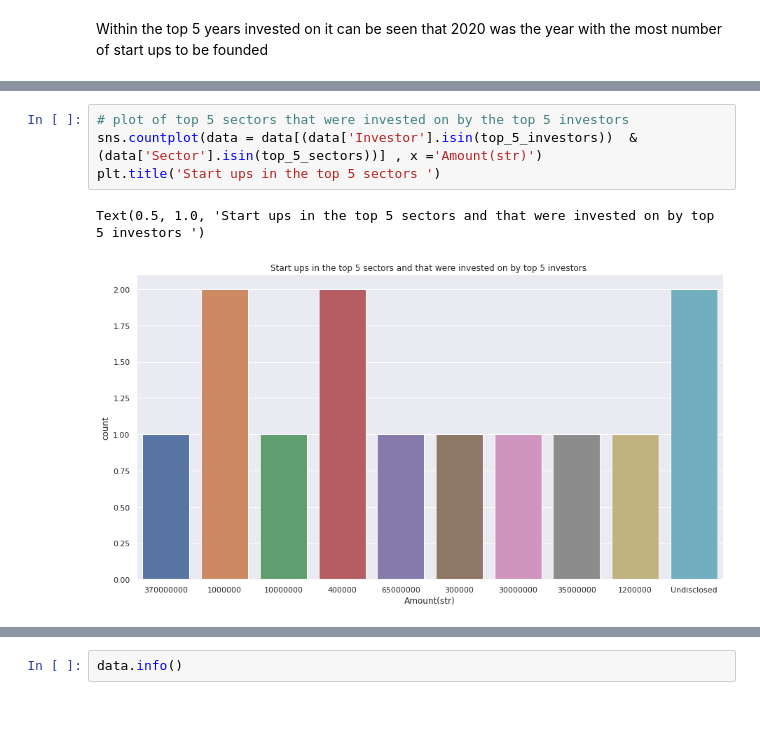
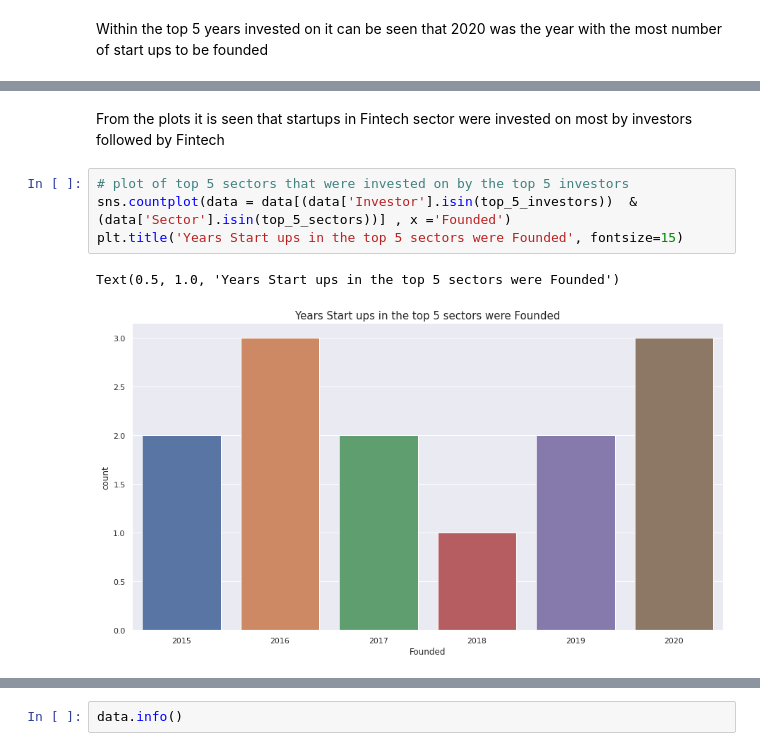
Before and after one commit to mungutiwilliam/Indian-Startups-dataset-analysis, a Jupyter notebook: Indian_Startups_Funding_&_Investors_analysis_ (1).ipynb, the cells around one changed output, grey strips where cells are left out. Saved outputs shown, nothing was run; the diff lists cells and outputs as text; blank space fills up the shorter version.

```diff
--- a/Indian_Startups_Funding_&_Investors_analysis_ (1).ipynb
+++ b/Indian_Startups_Funding_&_Investors_analysis_ (1).ipynb
@@ -1900,7 +1910,9 @@ Within the top 5 years invested on it can be seen that 2020 was the year with th
+# %% [markdown]
+From the plots it is seen that startups in Fintech sector were invested on most by investors  followed by Fintech
 # %%
 # plot of top 5 sectors that were invested on by the top 5 investors
-sns.countplot(data = data[(data['Investor'].isin(top_5_investors))  & (data['Sector'].isin(top_5_sectors))] , x ='Amount(str)')
-plt.title('Start ups in the top 5 sectors ')
+sns.countplot(data = data[(data['Investor'].isin(top_5_investors))  & (data['Sector'].isin(top_5_sectors))] , x ='Founded')
+plt.title('Years Start ups in the top 5 sectors were Founded', fontsize=15)
 # %% [output]
-Text(0.5, 1.0, 'Start ups in the top 5 sectors and that were invested on by top 5 investors ')
+Text(0.5, 1.0, 'Years Start ups in the top 5 sectors were Founded')
-[figure, old version]
+[figure, new version]
```
Also changed, not shown: parts of 19 cells of this notebook.
